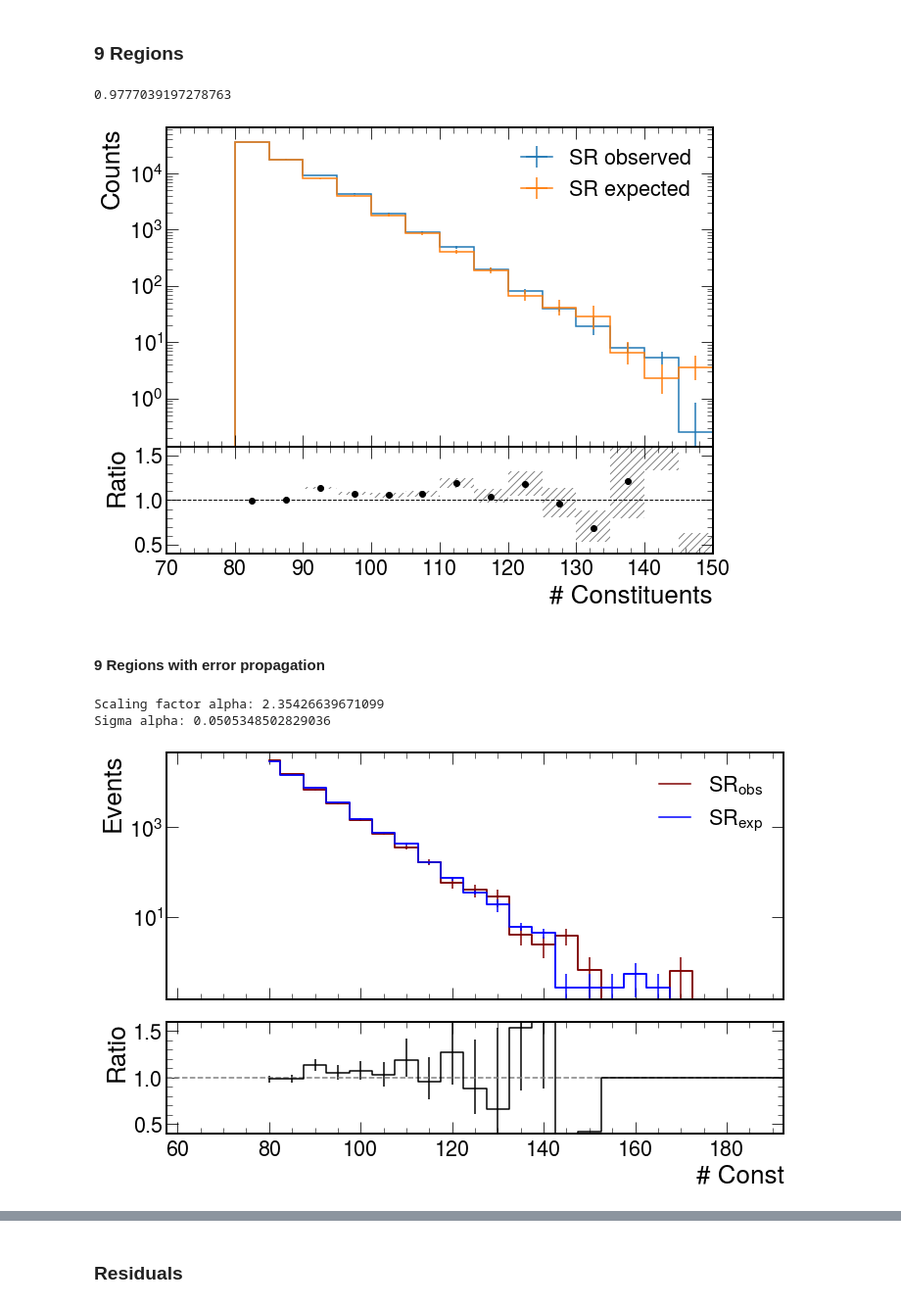
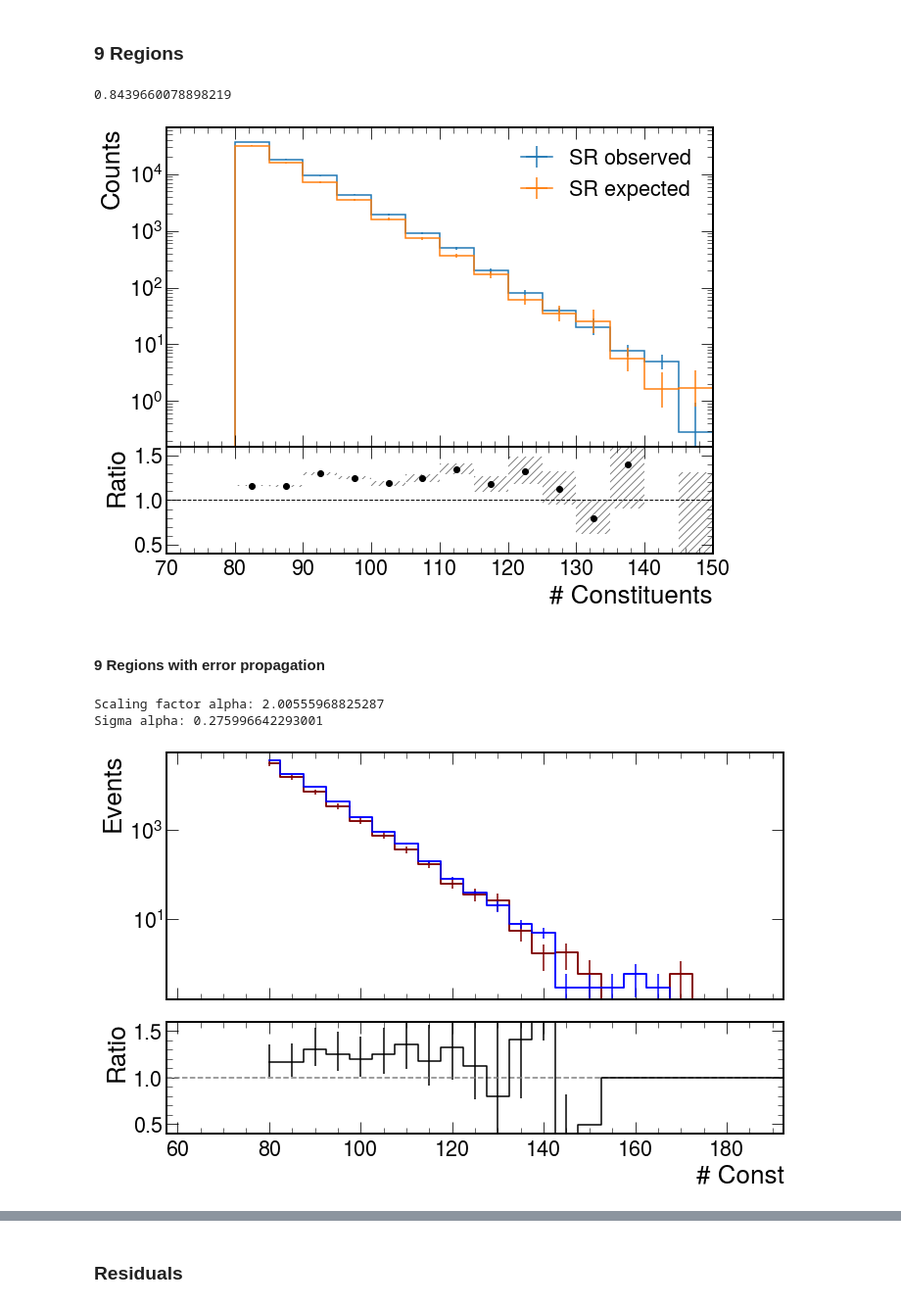
Before and after one commit to SUEPPhysics/SUEPCoffea_dask, a Jupyter notebook: plotting/plot.ipynb, the cells around one changed output, grey strips where cells are left out. Shown at 98% size. Cells and saved outputs as stored; diff of their text form; code cells hidden in the pictures.

```diff
--- a/plotting/plot.ipynb
+++ b/plotting/plot.ipynb
@@ -773,61 +621,8 @@ plt.savefig(output_label+"ABCD_6regions_"+plot_label+file_ext)
 # %% [markdown]
 ### 9 Regions
 # %%
-plot_label = '2D_SUEP_S1_SUEP_nconst_CL'
+plot_label = '2D_SUEP_S1_vs_SUEP_nconst_Cluster'
 abcd = plots['QCD_HT'][plot_label]
-
-# A = abcd[20j:40j,7.0j:100j:sum]
-# B = abcd[20j:40j,4.0j:7.0j:sum]
-# C = abcd[20j:40j,0.0j:4.0j:sum]
-# D = abcd[40j:80j,7.0j:100j:sum]
-# E = abcd[40j:80j,4.0j:7.0j:sum]
-# F = abcd[40j:80j,0.0j:4.0j:sum]
-# G = abcd[80j:500j,7.0j:100j:sum]
-# H = abcd[80j:500j:2j,4.0j:7.0j:sum]
-# SR = abcd[80j:500j:2j,0.0j:4.0j:sum]
-
-# A = abcd[20j:40j,0.3j:1.0j:sum]
-# B = abcd[20j:40j,j:7.0j:sum]
-# C = abcd[20j:40j,0.0j:4.0j:sum]
-# D = abcd[40j:80j,7.0j:100j:sum]
-# E = abcd[40j:80j,4.0j:7.0j:sum]
-# F = abcd[40j:80j,0.0j:4.0j:sum]
-# G = abcd[80j:500j,7.0j:100j:sum]
-# H = abcd[80j:500j:2j,4.0j:7.0j:sum]
-# SR = abcd[80j:500j:2j,0.0j:4.0j:sum]
-
-# 2D_ntracks_SUEP_pt_avg_b_IRM
-# A = abcd[50j:100j,7.0j:100j:sum]
-# B = abcd[50j:100j,4.0j:7.0j:sum]
-# C = abcd[50j:100j,0.0j:4.0j:sum]
-# D = abcd[100j:150j,7.0j:100j:sum]
-# E = abcd[100j:150j,4.0j:7.0j:sum]
-# F = abcd[100j:150j,0.0j:4.0j:sum]
-# G = abcd[150j:500j,7.0j:100j:sum]
-# H = abcd[150j:500j:4j,4.0j:7.0j:sum]
-# SR = abcd[150j:500j:4j,0.0j:4.0j:sum]
-
-# 2D_SUEP_S1_ntracks_IRM
-# A = abcd[0.35j:0.4j:sum,50.0j:100j:2j]
-# B = abcd[0.35j:0.4j:sum,100j:150j:2j]
-# C = abcd[0.35j:0.4j:sum,150j:300j:2j]
-# D = abcd[0.4j:0.5j:sum,50.0j:100j:2j]
-# E = abcd[0.4j:0.5j:sum,100j:150j:2j]
-# F = abcd[0.4j:0.5j:sum,150j:300j:4j]
-# G = abcd[0.5j:1.0j:sum,50.0j:100j:2j]
-# H = abcd[0.5j:1.0j:sum,100j:150j:2j]
-# SR = abcd[0.5j:1.0j:sum,150j:300j:4j]
-
-# 2D_SUEP_S1_SUEP_nconst_IRM
-# A = abcd[0.35j:0.4j:sum,10.0j:20j:2j]
-# B = abcd[0.35j:0.4j:sum,20j:40j:2j]
-# C = abcd[0.35j:0.4j:sum,40j:300j:2j]
-# D = abcd[0.4j:0.5j:sum,10.0j:20j:2j]
-# E = abcd[0.4j:0.5j:sum,20j:40j:2j]
-# F = abcd[0.4j:0.5j:sum,40j:300j:2j]
-# G = abcd[0.5j:1.0j:sum,10.0j:20j:2j]
-# H = abcd[0.5j:1.0j:sum,20j:40j:2j]
-# SR = abcd[0.5j:1.0j:sum,40j:300j:2j]
 
 # 2D_SUEP_S1_SUEP_nconst_CL
 A = abcd[0.35j:0.4j:sum,10.0j:40j:2j]
@@ -835,39 +630,39 @@ B = abcd[0.35j:0.4j:sum,40j:80j:2j]
 C = abcd[0.35j:0.4j:sum,80j:300j:2j]
 D = abcd[0.4j:0.5j:sum,10.0j:40j:2j]
 E = abcd[0.4j:0.5j:sum,40j:80j:2j]
 F = abcd[0.4j:0.5j:sum,80j:300j:2j]
 G = abcd[0.5j:1.0j:sum,10.0j:40j:2j]
 H = abcd[0.5j:1.0j:sum,40j:80j:2j]
 SR = abcd[0.5j:1.0j:sum,80j:300j:2j]
 
 # SR_exp = H * H.sum().value **3 * (G.sum().value * C.sum().value / A.sum().value) * \
 #         ((F.sum().value / E.sum().value)**4) \
 #         * (G.sum().value * F.sum().value / D.sum().value)**-2 \
 #         * (H.sum().value * C.sum().value / B.sum().value)**-2
 
 SR_exp = F * F.sum().value**3 * (G.sum().value * C.sum().value / A.sum().value) * \
         ((H.sum().value / E.sum().value)**4) \
         * (G.sum().value * F.sum().value / D.sum().value)**-2 \
         * (H.sum().value * C.sum().value / B.sum().value)**-2
 
 print(SR_exp.sum().value/SR.sum().value)
 
 fig = plt.figure(figsize=(10, 8))
 main, sub = SR.plot_ratio(SR_exp,
                 rp_num_label='SR observed',
                 rp_denom_label='SR expected',
                 rp_uncert_draw_type="bar")
 fig.axes[0].set_yscale("log")
 fig.axes[0].set_xlim(70,150)
 fig.axes[1].set_ylim(0.4,1.6)
 plt.savefig(output_label+"ABCD_9regions_"+plot_label+file_ext)
 # %% [output]
-0.9777039197278763
+0.8439660078898219
-[figure, old version]
+[figure, new version]
 # %% [markdown]
 #### 9 Regions with error propagation
 # %%
-plot_label = '2D_SUEP_S1_SUEP_nconst_CL'
+plot_label = '2D_SUEP_S1_vs_SUEP_nconst_Cluster'
 abcd = plots['QCD_HT'][plot_label]
 
 # 2D_SUEP_S1_SUEP_nconst_CL
@@ -923,6 +718,6 @@ SR_exp.view().value = SR_exp.view().value * float(alpha)
 # errors in the hists' bins to calculate the errors in the ratio plot
 fig, axs, _ = plot_ratio(SR_exp, SR, "# Const", "$SR_{obs}$", "$SR_{exp}$")
 # %% [output]
-Scaling factor alpha: 2.35426639671099
-Sigma alpha: 0.0505348502829036
+Scaling factor alpha: 2.00555968825287
+Sigma alpha: 0.275996642293001
-[figure, old version]
+[figure, new version]
```
Also changed, not shown: parts of 20 cells of this notebook, 1 other file.
